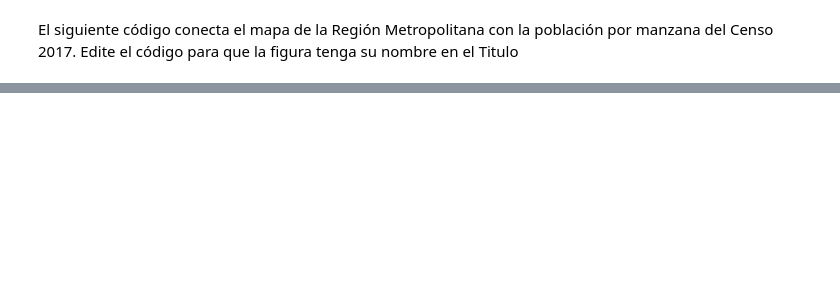
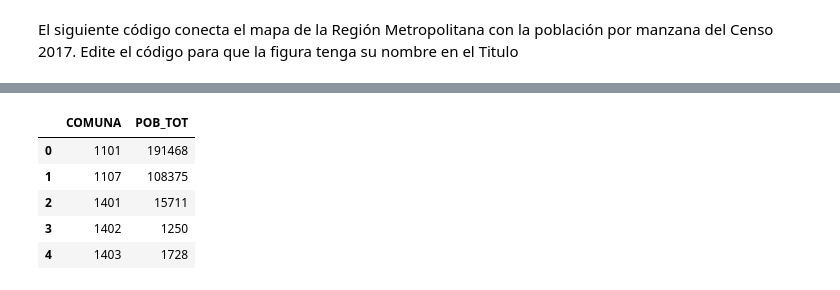
Before and after one commit to vickyotarola/IMT2200-Victoria-Otarola, a Jupyter notebook: Actividad 01/IMT2200 - Actividad 01.ipynb, the cells around one changed output, grey strips where cells are left out. Cells and saved outputs as stored; diff of their text form; code cells hidden in the pictures; blank space fills up the shorter version.

```diff
--- a/Actividad 01/IMT2200 - Actividad 01.ipynb
+++ b/Actividad 01/IMT2200 - Actividad 01.ipynb
@@ -123,0 +189,17 @@ Para terminar la Actividad 01, deben hacer los siguientes pasos:
+# %%
+#primero voy a agrupar la población total por comuna (desde el csv de mnzanas)
+poblacion_comuna = (
+    #Voy a usar groupby para juntar todas las filas que compartan el mismo codigo de comuna
+    dat.groupby('COMUNA', as_index=False)['PERSONAS']
+    #Selecciono la columna PERSONAS y sumo por cada comuna, o sea obtengo el total por comuna
+    .sum() #ahora sumo PERSONAS dentro de cada comuna
+    .rename(columns={'PERSONAS': 'POB_TOT'}) #renombro la columna a POB_TOTAL
+)
+poblacion_comuna.head()
+# %% [output]
+|  | COMUNA | POB_TOT |
+| 0 | 1101 | 191468 |
+| 1 | 1107 | 108375 |
+| 2 | 1401 | 15711 |
+| 3 | 1402 | 1250 |
+| 4 | 1403 | 1728 |
```
Also changed, not shown: parts of 16 cells of this notebook.
